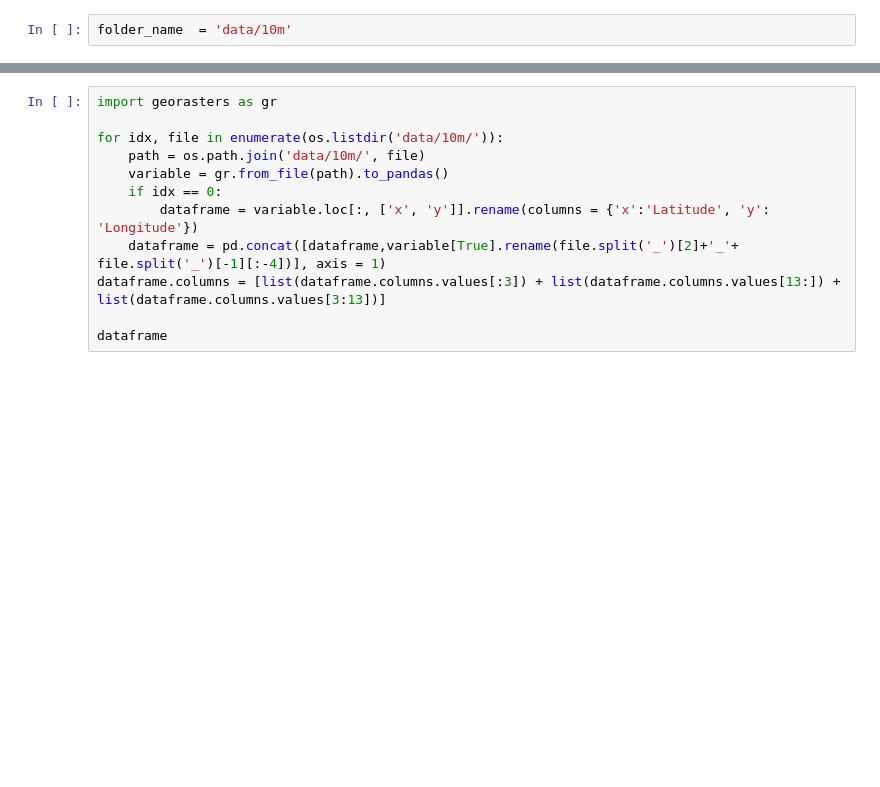
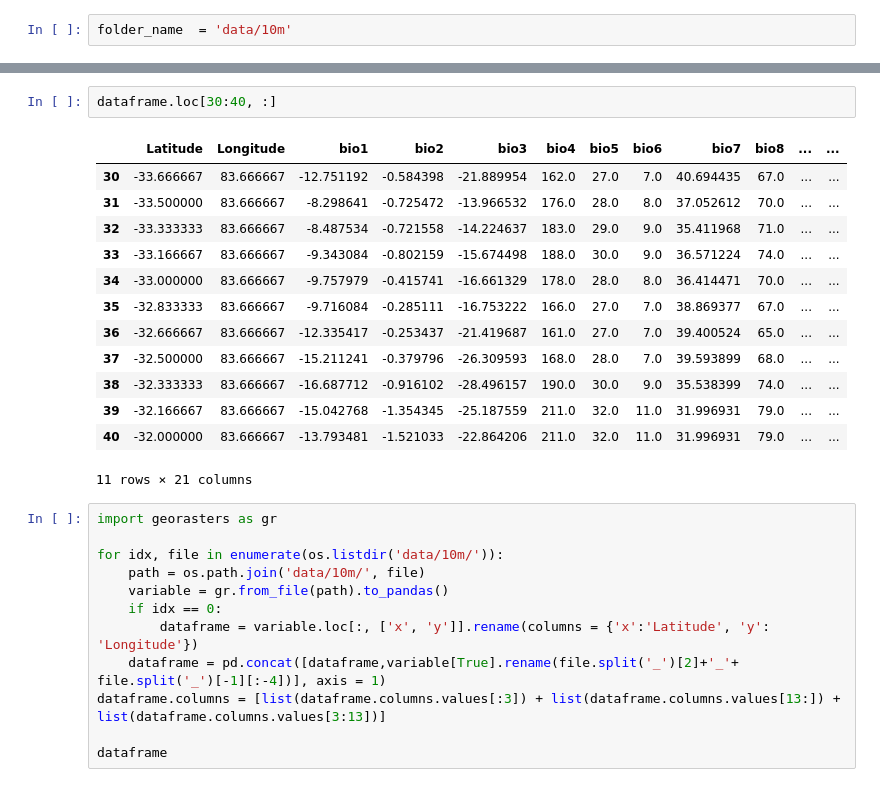
Before and after one commit to Jorgedavyd/PDG, a Jupyter notebook: main.ipynb, the cells around one changed output, grey strips where cells are left out. Drawn from its saved outputs; the diff is of its cells as text; blank space fills up the shorter version.

```diff
--- a/main.ipynb
+++ b/main.ipynb
@@ -10,3 +135,19 @@ Downloading https://data.biogeo.ucdavis.edu/data/worldclim/v2.1/base/wc2.1_10m_b
+# %%
+dataframe.loc[30:40, :]
+# %% [output]
+|  | Latitude | Longitude | bio1 | bio2 | bio3 | bio4 | bio5 | bio6 | bio7 | bio8 | ... | ... |
+| 30 | -33.666667 | 83.666667 | -12.751192 | -0.584398 | -21.889954 | 162.0 | 27.0 | 7.0 | 40.694435 | 67.0 | ... | ... |
+| 31 | -33.500000 | 83.666667 | -8.298641 | -0.725472 | -13.966532 | 176.0 | 28.0 | 8.0 | 37.052612 | 70.0 | ... | ... |
+| 32 | -33.333333 | 83.666667 | -8.487534 | -0.721558 | -14.224637 | 183.0 | 29.0 | 9.0 | 35.411968 | 71.0 | ... | ... |
+| 33 | -33.166667 | 83.666667 | -9.343084 | -0.802159 | -15.674498 | 188.0 | 30.0 | 9.0 | 36.571224 | 74.0 | ... | ... |
+| 34 | -33.000000 | 83.666667 | -9.757979 | -0.415741 | -16.661329 | 178.0 | 28.0 | 8.0 | 36.414471 | 70.0 | ... | ... |
+| 35 | -32.833333 | 83.666667 | -9.716084 | -0.285111 | -16.753222 | 166.0 | 27.0 | 7.0 | 38.869377 | 67.0 | ... | ... |
+| 36 | -32.666667 | 83.666667 | -12.335417 | -0.253437 | -21.419687 | 161.0 | 27.0 | 7.0 | 39.400524 | 65.0 | ... | ... |
+| 37 | -32.500000 | 83.666667 | -15.211241 | -0.379796 | -26.309593 | 168.0 | 28.0 | 7.0 | 39.593899 | 68.0 | ... | ... |
+| 38 | -32.333333 | 83.666667 | -16.687712 | -0.916102 | -28.496157 | 190.0 | 30.0 | 9.0 | 35.538399 | 74.0 | ... | ... |
+| 39 | -32.166667 | 83.666667 | -15.042768 | -1.354345 | -25.187559 | 211.0 | 32.0 | 11.0 | 31.996931 | 79.0 | ... | ... |
+| 40 | -32.000000 | 83.666667 | -13.793481 | -1.521033 | -22.864206 | 211.0 | 32.0 | 11.0 | 31.996931 | 79.0 | ... | ... |
+11 rows × 21 columns
 # %%
 import georasters as gr
 
```
Also changed, not shown: parts of 8 cells of this notebook, 6 other files.
